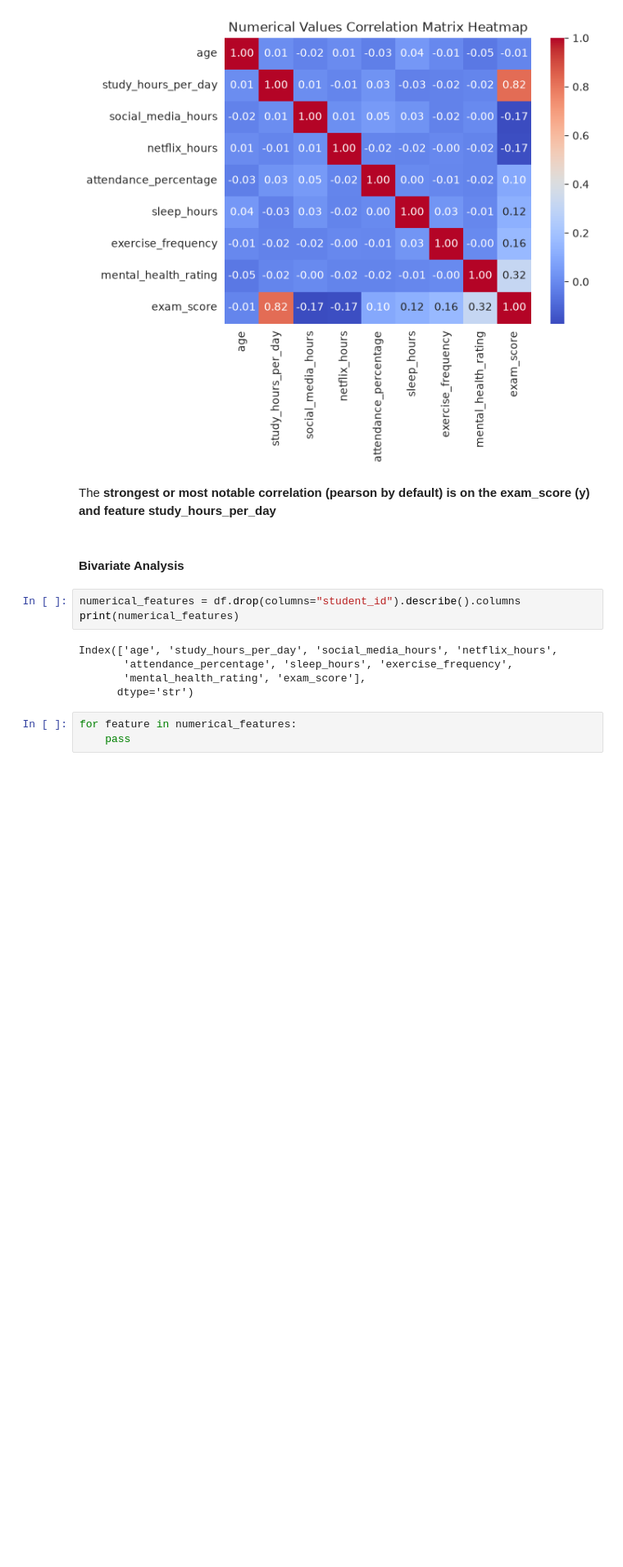
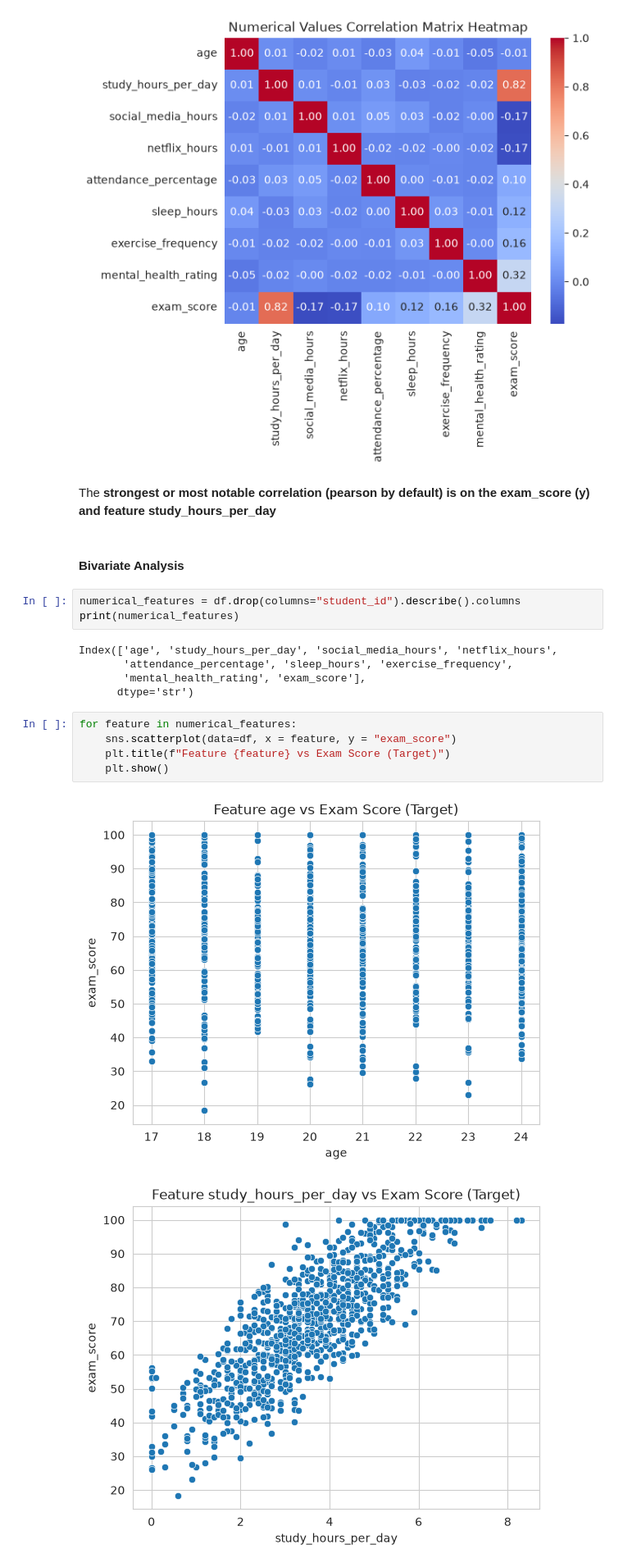
Before and after one commit to jmb-python-developer/ML-01-exam-scores-prediction, a Jupyter notebook: notebook.ipynb, the cells around one changed output. Shown at 82% size. Saved outputs shown, nothing was run; the diff lists cells and outputs as text; blank space fills up the shorter version.

```diff
--- a/notebook.ipynb
+++ b/notebook.ipynb
@@ -192,4 +192,9 @@ Index(['age', 'study_hours_per_day', 'social_media_hours', 'netflix_hours',
       dtype='str')
 # %%
 for feature in numerical_features:
-    pass
+    sns.scatterplot(data=df, x = feature, y = "exam_score")
+    plt.title(f"Feature {feature} vs Exam Score (Target)")
+    plt.show()
+# %% [output]
+[figure, added]
+[figure, added]
```
Also changed, not shown: parts of 9 cells of this notebook.
